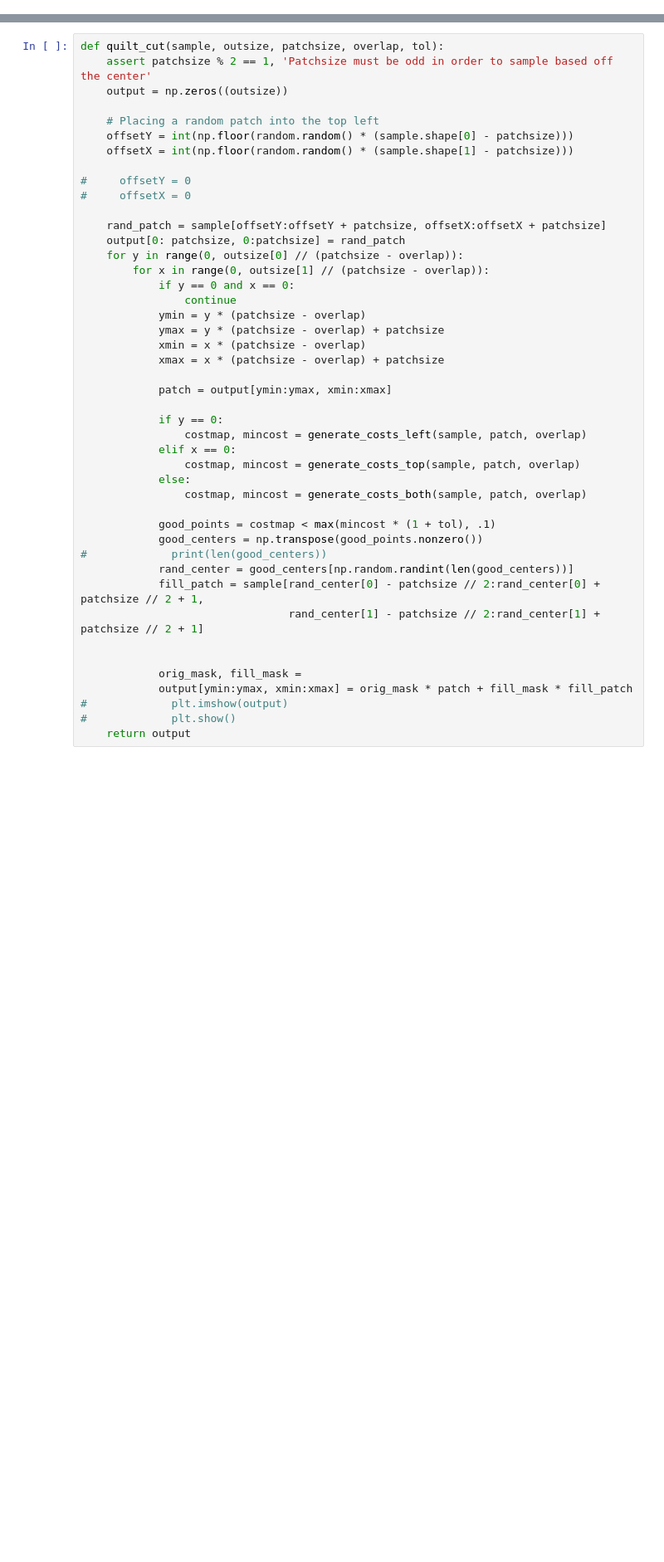
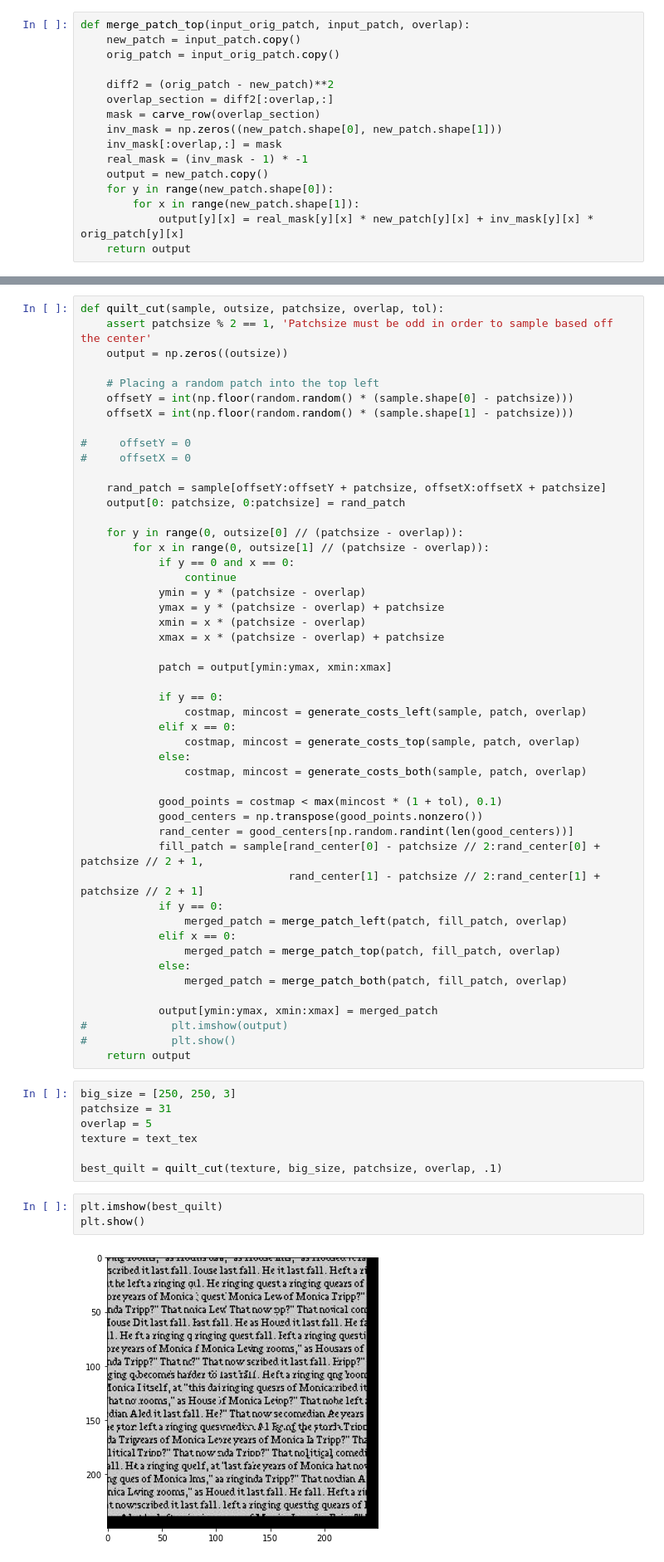
Before and after one commit to morgan-nanez/cs194_final, a Jupyter notebook: proj2_image_quilting/main.ipynb, the cells around one changed output, grey strips where cells are left out. Shown at 83% size. Cells and saved outputs as stored; diff of their text form; blank space fills up the shorter version.

```diff
--- a/proj2_image_quilting/main.ipynb
+++ b/proj2_image_quilting/main.ipynb
@@ -270,0 +304,16 @@ def carve_row(img):
+# %%
+def merge_patch_top(input_orig_patch, input_patch, overlap):
+    new_patch = input_patch.copy()
+    orig_patch = input_orig_patch.copy()
+
+    diff2 = (orig_patch - new_patch)**2
+    overlap_section = diff2[:overlap,:]
+    mask = carve_row(overlap_section)
+    inv_mask = np.zeros((new_patch.shape[0], new_patch.shape[1]))
+    inv_mask[:overlap,:] = mask
+    real_mask = (inv_mask - 1) * -1
+    output = new_patch.copy()
+    for y in range(new_patch.shape[0]):
+        for x in range(new_patch.shape[1]):
+            output[y][x] = real_mask[y][x] * new_patch[y][x] + inv_mask[y][x] * orig_patch[y][x]
+    return output
@@ -282,6 +363,7 @@ def quilt_cut(sample, outsize, patchsize, overlap, tol):
 
     rand_patch = sample[offsetY:offsetY + patchsize, offsetX:offsetX + patchsize]
     output[0: patchsize, 0:patchsize] = rand_patch
+
     for y in range(0, outsize[0] // (patchsize - overlap)):
         for x in range(0, outsize[1] // (patchsize - overlap)):
             if y == 0 and x == 0:
@@ -300,16 +382,31 @@ def quilt_cut(sample, outsize, patchsize, overlap, tol):
             else:
                 costmap, mincost = generate_costs_both(sample, patch, overlap)
 
-            good_points = costmap < max(mincost * (1 + tol), .1)
+            good_points = costmap < max(mincost * (1 + tol), 0.1)
             good_centers = np.transpose(good_points.nonzero())
-#             print(len(good_centers))
             rand_center = good_centers[np.random.randint(len(good_centers))]
             fill_patch = sample[rand_center[0] - patchsize // 2:rand_center[0] + patchsize // 2 + 1,
                                 rand_center[1] - patchsize // 2:rand_center[1] + patchsize // 2 + 1]
+            if y == 0:
+                merged_patch = merge_patch_left(patch, fill_patch, overlap)
+            elif x == 0:
+                merged_patch = merge_patch_top(patch, fill_patch, overlap)
+            else:
+                merged_patch = merge_patch_both(patch, fill_patch, overlap)
 
-
-            orig_mask, fill_mask =
-            output[ymin:ymax, xmin:xmax] = orig_mask * patch + fill_mask * fill_patch
+            output[ymin:ymax, xmin:xmax] = merged_patch
 #             plt.imshow(output)
 #             plt.show()
     return output
+# %%
+big_size = [250, 250, 3]
+patchsize = 31
+overlap = 5
+texture = text_tex
+
+best_quilt = quilt_cut(texture, big_size, patchsize, overlap, .1)
+# %%
+plt.imshow(best_quilt)
+plt.show()
+# %% [output]
+[figure, added]
```
Also changed, not shown: parts of 19 cells of this notebook, 2 other files.
